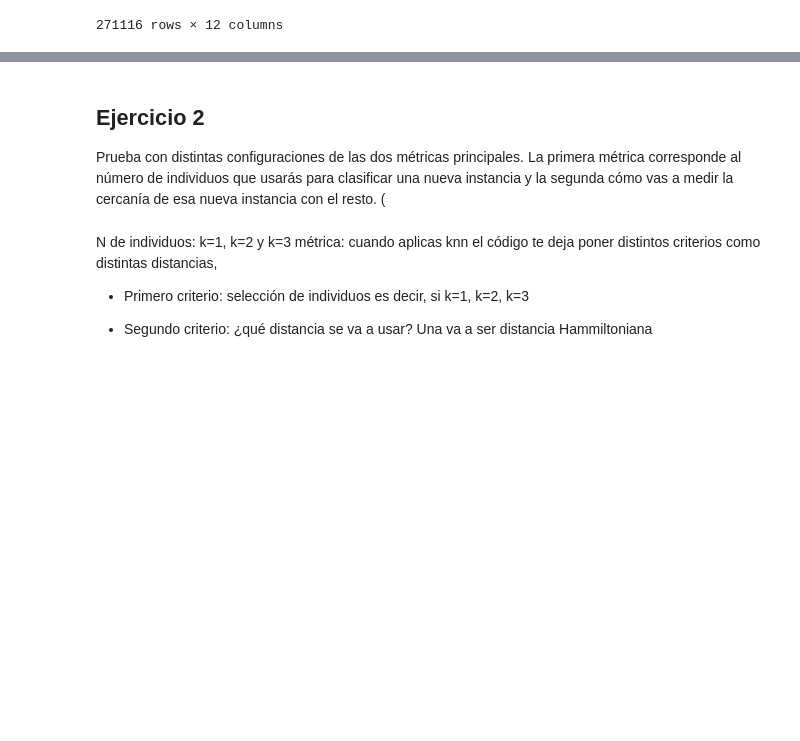
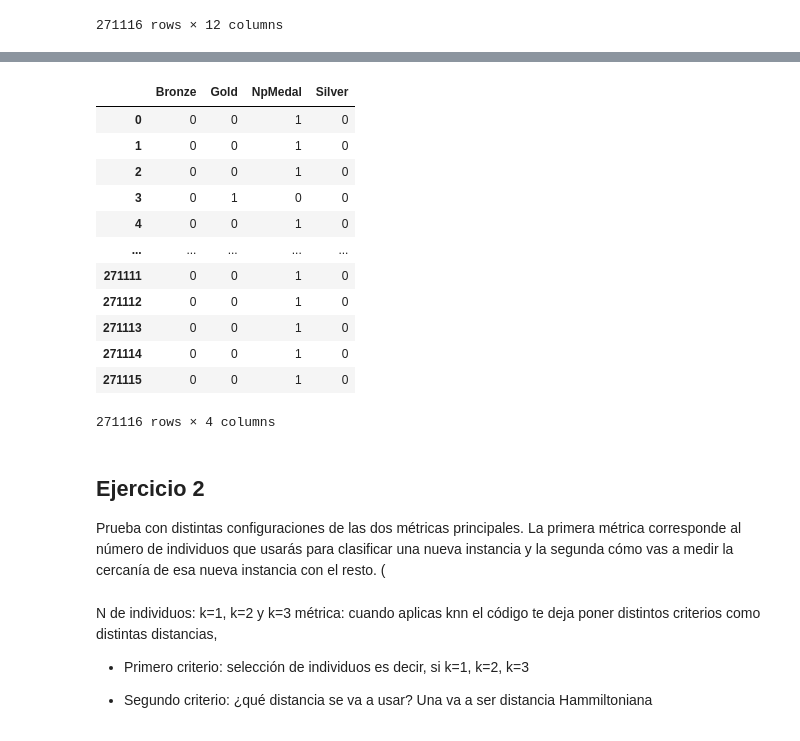
Before and after one commit to PilarAriasVazquez/L3, a Jupyter notebook: P1.ipynb, the cells around one changed output, grey strips where cells are left out. Drawn from its saved outputs; the diff is of its cells as text; code cells hidden in the pictures; blank space fills up the shorter version.

```diff
--- a/P1.ipynb
+++ b/P1.ipynb
@@ -337,3 +353,19 @@ data1 = pd.concat([pd.get_dummies(df[col]) for col in ['Sex', 'Games', 'NOC', 'E
+# %%
+pd.get_dummies(df['Medal'])
+# %% [output]
+|  | Bronze | Gold | NpMedal | Silver |
+| 0 | 0 | 0 | 1 | 0 |
+| 1 | 0 | 0 | 1 | 0 |
+| 2 | 0 | 0 | 1 | 0 |
+| 3 | 0 | 1 | 0 | 0 |
+| 4 | 0 | 0 | 1 | 0 |
+| ... | ... | ... | ... | ... |
+| 271111 | 0 | 0 | 1 | 0 |
+| 271112 | 0 | 0 | 1 | 0 |
+| 271113 | 0 | 0 | 1 | 0 |
+| 271114 | 0 | 0 | 1 | 0 |
+| 271115 | 0 | 0 | 1 | 0 |
+271116 rows × 4 columns
 # %% [markdown]
 ## Ejercicio 2
 Prueba con distintas configuraciones de las dos métricas principales. La primera métrica corresponde al número de individuos que usarás para clasificar una nueva instancia y la segunda cómo vas a medir la cercanía de esa nueva instancia con el resto. (
```
Also changed, not shown: parts of 4 cells of this notebook.
